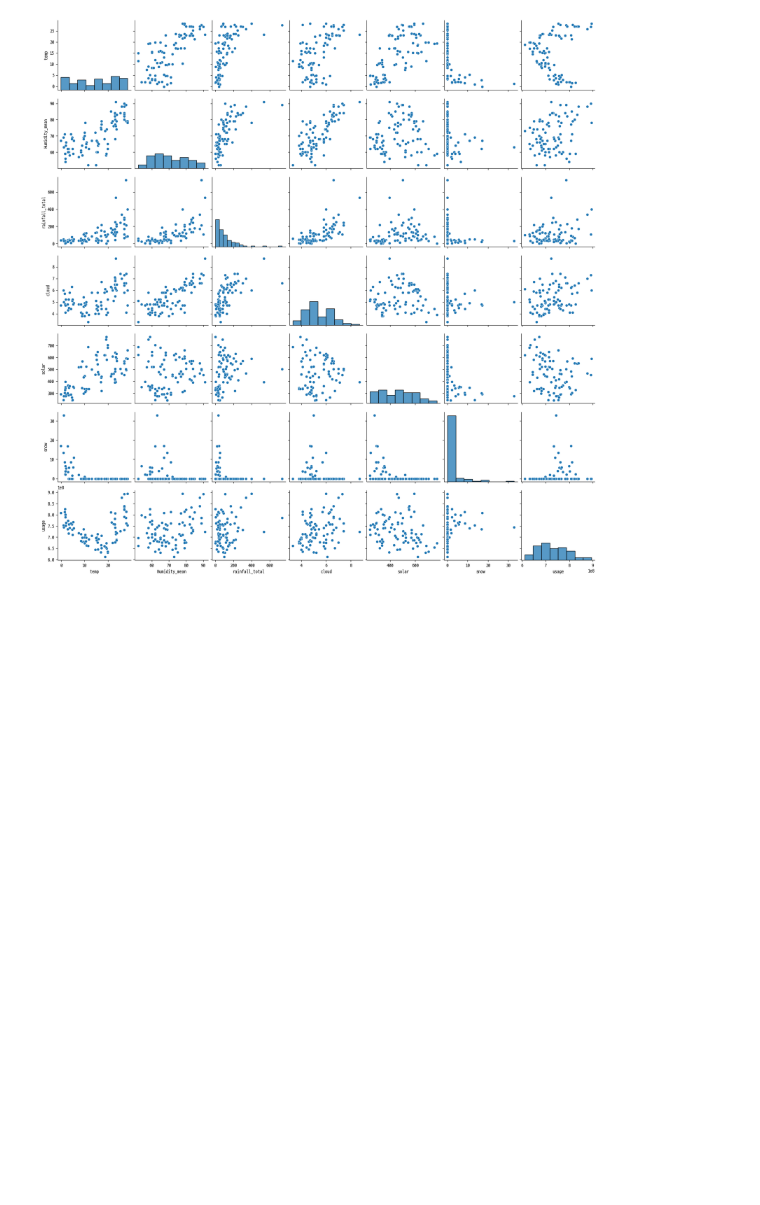
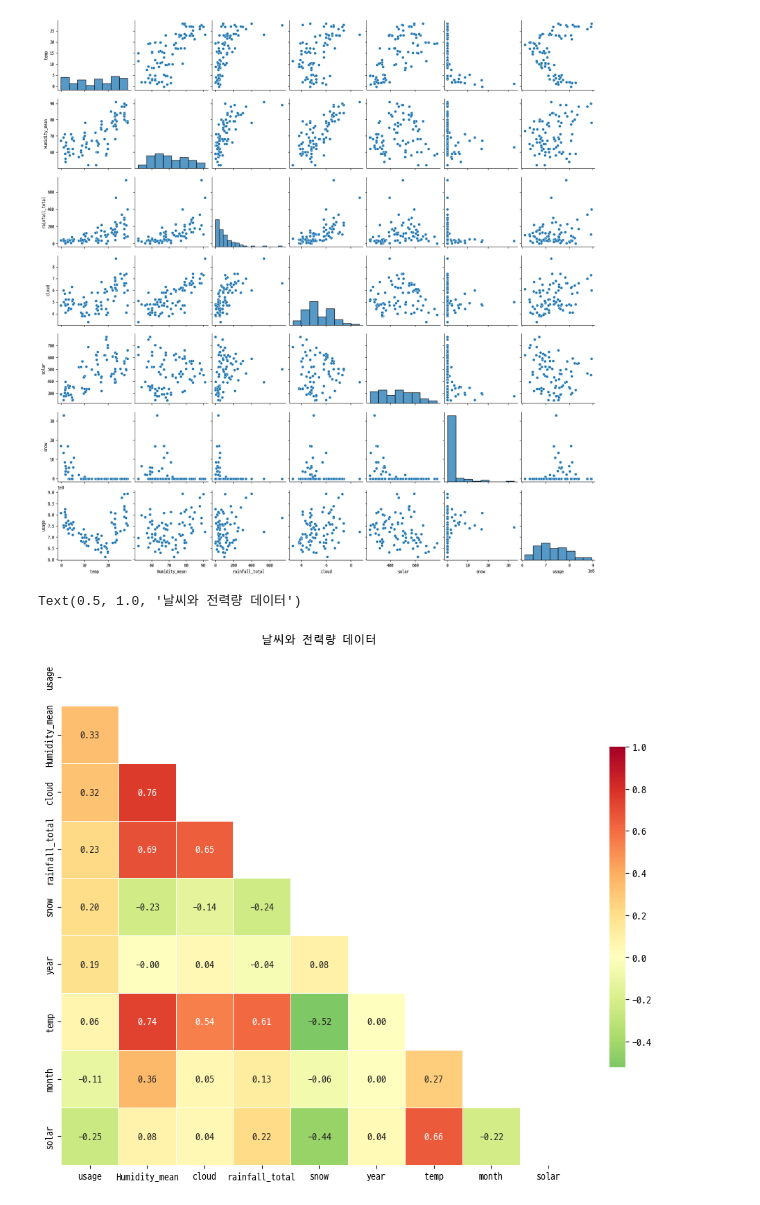
Before and after one commit to ThatHomr/Project_3, a Jupyter notebook: psj_reference/visual_pv2.ipynb, the cells around one changed output. Cells and saved outputs as stored; diff of their text form; code cells hidden in the pictures; blank space fills up the shorter version.

```diff
--- a/psj_reference/visual_pv2.ipynb
+++ b/psj_reference/visual_pv2.ipynb
@@ -72,3 +72,8 @@ kw_df.describe()
 | 50% | 2019.000000 | 6.500000 | 15.500000 | 68.500000 | 76.850000 | 5.100000 | 460.300000 | 0.000000 | 7.177382e+08 |
 | 75% | 2021.000000 | 9.250000 | 23.000000 | 79.000000 | 131.250000 | 6.125000 | 570.310000 | 0.000000 | 7.652902e+08 |
 | max | 2022.000000 | 12.000000 | 28.400000 | 91.000000 | 738.100000 | 8.700000 | 770.490000 | 32.900000 | 8.939148e+08 |
+# %%
+kw_matrix = kw_df.corr()
+kw_matrix = kw_matrix.sort_values(by = 'usage', axis = 0, ascending=False)
+kw_matrix = kw_matrix[kw_matrix.index]
+kw_matrix
@@ -194,0 +263,15 @@ for feature in weather_kw_df:
+# %%
+# 상관관계의 시각적 표현
+f, ax = plt.subplots(figsize=(12, 12))
+corr = kw_df.select_dtypes(exclude=["object","bool"]).corr()
+
+# 대각 행렬을 기준으로 한 쪽만 나타나게 설정해줍니다.
+mask = np.zeros_like(kw_matrix, dtype='bool')
+mask[np.triu_indices_from(mask)] = True
+
+g = sns.heatmap(kw_matrix, cmap='RdYlGn_r', vmax= 1, mask=mask,
+center=0, annot=True, fmt='.2f', square=True, linewidths=.5, cbar_kws={"shrink": .5})
+plt.title("날씨와 전력량 데이터")
+# %% [output]
+Text(0.5, 1.0, '날씨와 전력량 데이터')
+[figure, added]
```
Also changed, not shown: parts of 7 cells of this notebook.
